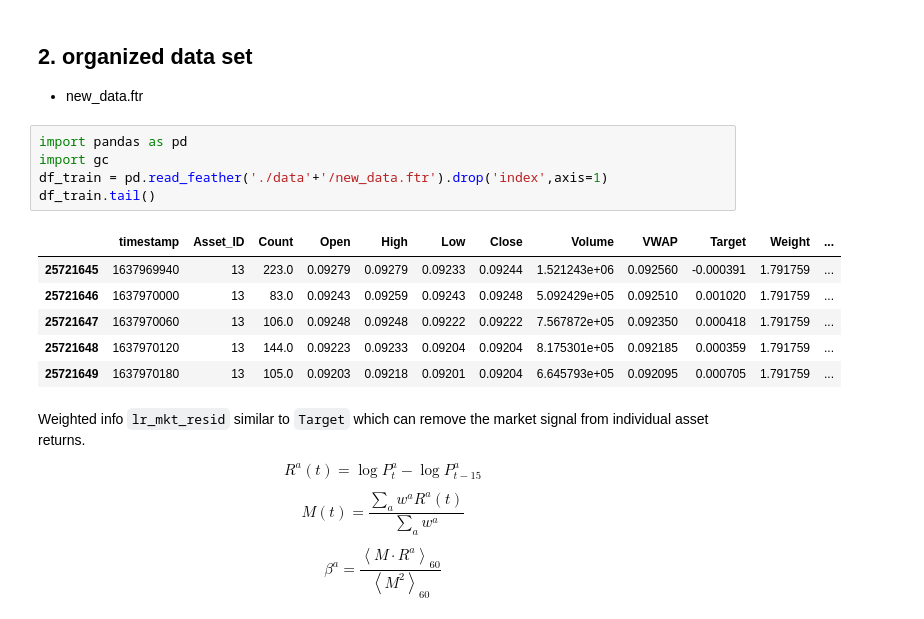
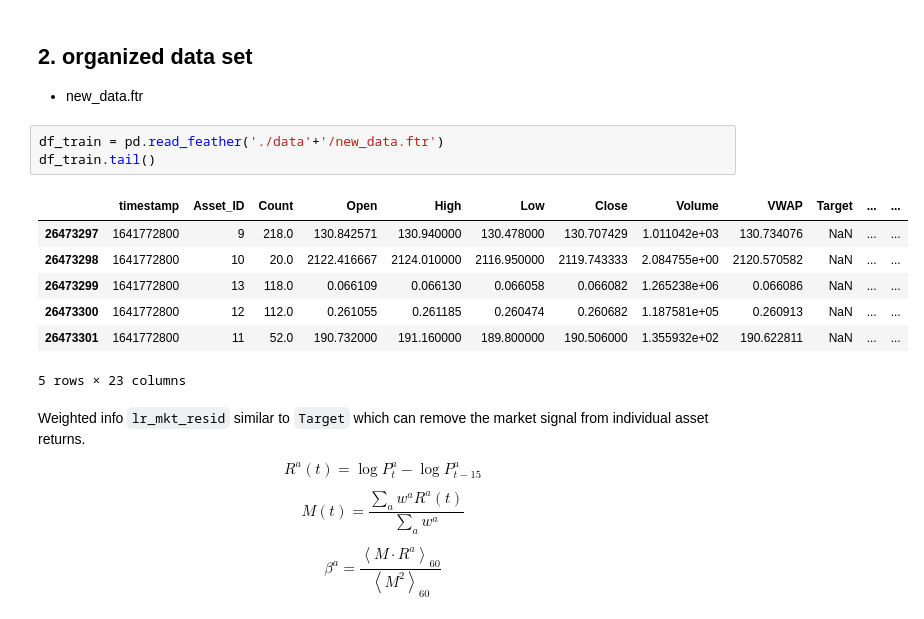
Before and after one commit to 123mitnik/Crypto_Forecasting_kaggle, a Jupyter notebook: crypto-xgb-cv.ipynb, the cells around one changed output. Drawn from its saved outputs; the diff is of its cells as text.

```diff
--- a/crypto-xgb-cv.ipynb
+++ b/crypto-xgb-cv.ipynb
@@ -17,17 +23,16 @@ sorted([int(s.split('_')[-1]) for s in os.listdir('./trainedXGB/') if 'model_nof
 
 - new_data.ftr
 # %%
-import pandas as pd
-import gc
-df_train = pd.read_feather('./data'+'/new_data.ftr').drop('index',axis=1)
+df_train = pd.read_feather('./data'+'/new_data.ftr')
 df_train.tail()
 # %% [output]
-|  | timestamp | Asset_ID | Count | Open | High | Low | Close | Volume | VWAP | Target | Weight | ... |
-| 25721645 | 1637969940 | 13 | 223.0 | 0.09279 | 0.09279 | 0.09233 | 0.09244 | 1.521243e+06 | 0.092560 | -0.000391 | 1.791759 | ... |
-| 25721646 | 1637970000 | 13 | 83.0 | 0.09243 | 0.09259 | 0.09243 | 0.09248 | 5.092429e+05 | 0.092510 | 0.001020 | 1.791759 | ... |
-| 25721647 | 1637970060 | 13 | 106.0 | 0.09248 | 0.09248 | 0.09222 | 0.09222 | 7.567872e+05 | 0.092350 | 0.000418 | 1.791759 | ... |
-| 25721648 | 1637970120 | 13 | 144.0 | 0.09223 | 0.09233 | 0.09204 | 0.09204 | 8.175301e+05 | 0.092185 | 0.000359 | 1.791759 | ... |
-| 25721649 | 1637970180 | 13 | 105.0 | 0.09203 | 0.09218 | 0.09201 | 0.09204 | 6.645793e+05 | 0.092095 | 0.000705 | 1.791759 | ... |
+|  | timestamp | Asset_ID | Count | Open | High | Low | Close | Volume | VWAP | Target | ... | ... |
+| 26473297 | 1641772800 | 9 | 218.0 | 130.842571 | 130.940000 | 130.478000 | 130.707429 | 1.011042e+03 | 130.734076 | NaN | ... | ... |
+| 26473298 | 1641772800 | 10 | 20.0 | 2122.416667 | 2124.010000 | 2116.950000 | 2119.743333 | 2.084755e+00 | 2120.570582 | NaN | ... | ... |
+| 26473299 | 1641772800 | 13 | 118.0 | 0.066109 | 0.066130 | 0.066058 | 0.066082 | 1.265238e+06 | 0.066086 | NaN | ... | ... |
+| 26473300 | 1641772800 | 12 | 112.0 | 0.261055 | 0.261185 | 0.260474 | 0.260682 | 1.187581e+05 | 0.260913 | NaN | ... | ... |
+| 26473301 | 1641772800 | 11 | 52.0 | 190.732000 | 191.160000 | 189.800000 | 190.506000 | 1.355932e+02 | 190.622811 | NaN | ... | ... |
+5 rows × 23 columns
 # %% [markdown]
 Weighted info `lr_mkt_resid` similar to `Target` which can remove the market signal from individual asset returns.
 
```
Also changed, not shown: parts of 12 cells of this notebook, 5 other files.
